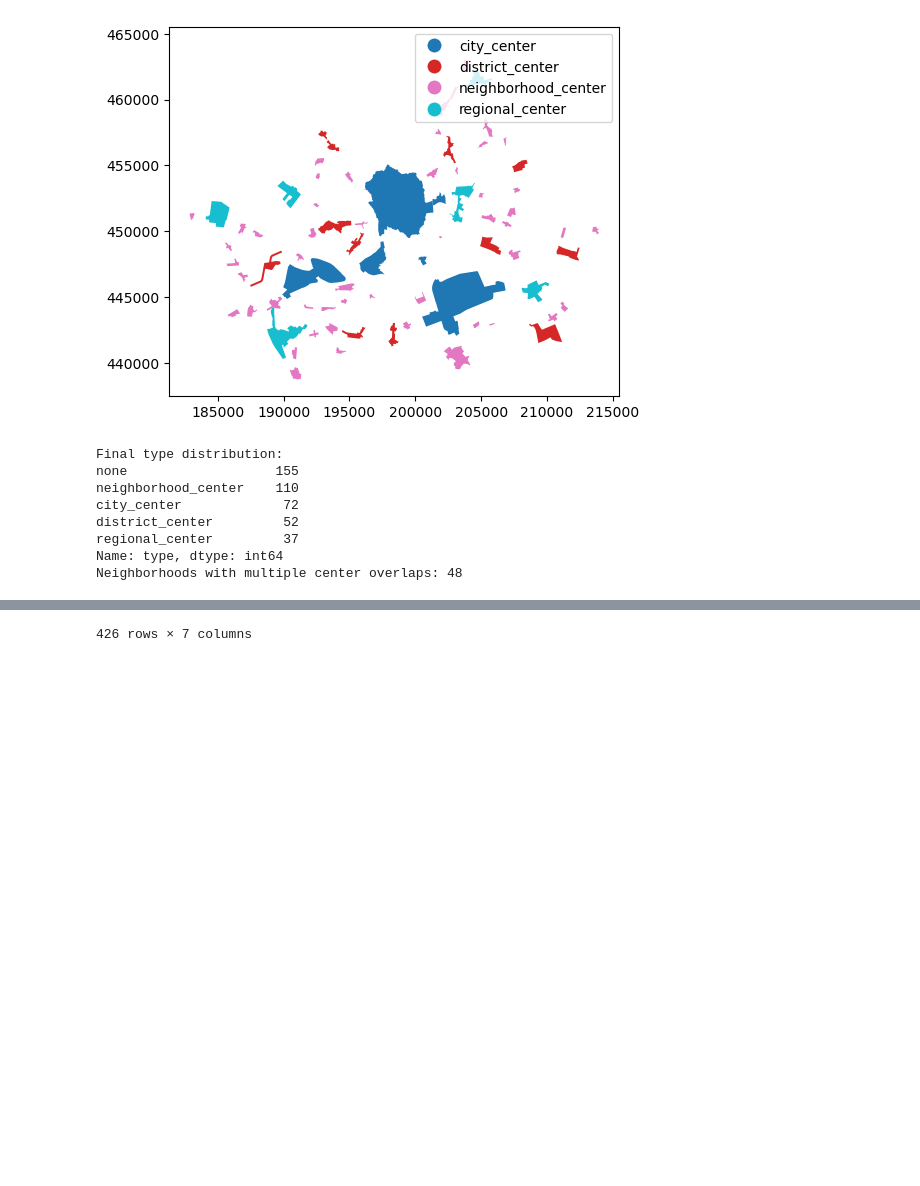
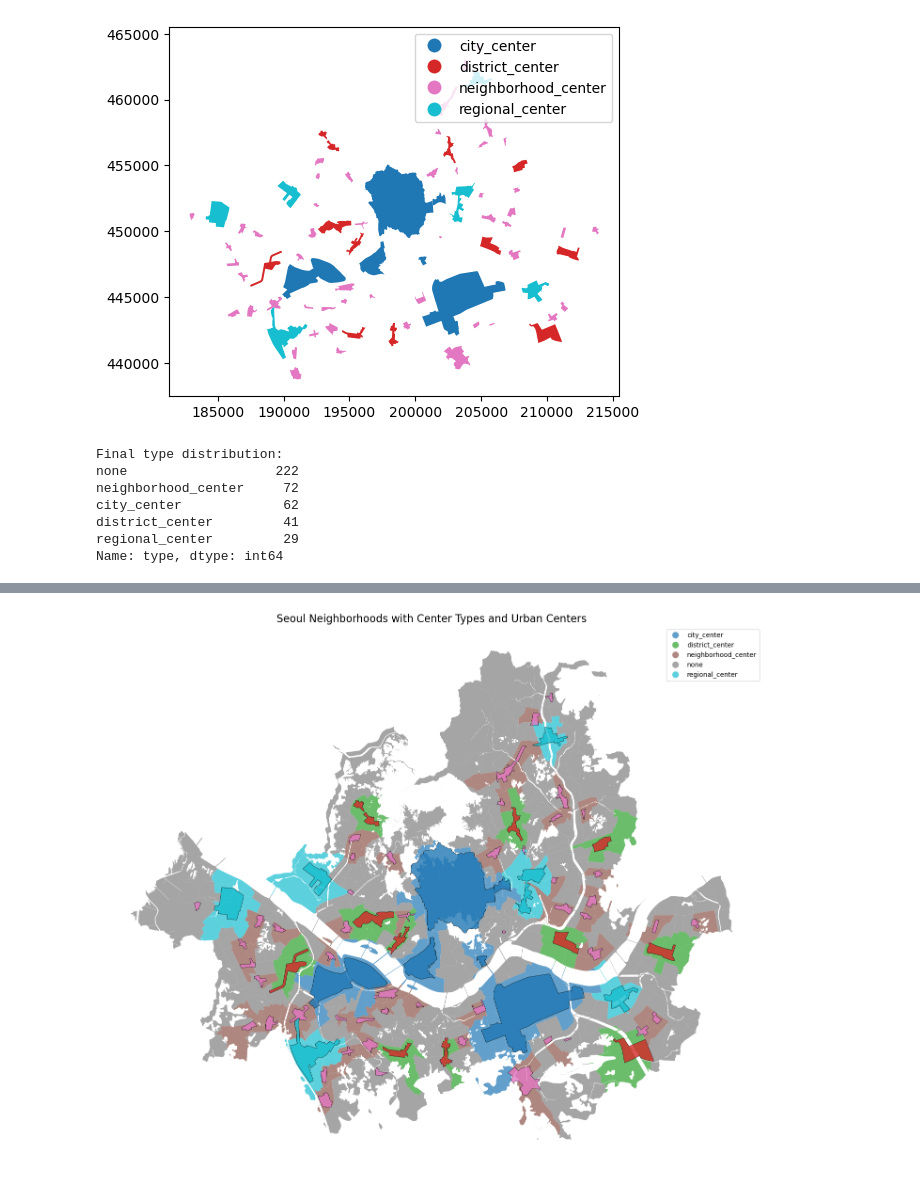
Before and after one commit to Aete/topology-movement-mapping, a Jupyter notebook: notebooks/data_processing/map_center_to_neighborhood.ipynb, the cells around one changed output, grey strips where cells are left out. Saved outputs shown, nothing was run; the diff lists cells and outputs as text; code cells hidden in the pictures; blank space fills up the shorter version.

```diff
--- a/notebooks/data_processing/map_center_to_neighborhood.ipynb
+++ b/notebooks/data_processing/map_center_to_neighborhood.ipynb
@@ -72,11 +147,11 @@ gdf_center.plot(column='type', legend=True)
 # Mapping centers to neighborhoods
 # Perform spatial join to map centers to neighborhoods
 
-# Change CRS of gdf_center to match gdf_neighborhood_seoul
-gdf_center = gdf_center.to_crs(gdf_neighborhood_seoul.crs)
+# Change CRS of gdf_center to match gdf_neighborhood_clean
+gdf_center = gdf_center.to_crs(gdf_neighborhood_clean.crs)
 
 # Perform spatial intersection to calculate overlapping areas
-gdf_intersection = gpd.overlay(gdf_neighborhood_seoul, gdf_center, how='intersection')
+gdf_intersection = gpd.overlay(gdf_neighborhood_clean, gdf_center, how='intersection')
 gdf_intersection['intersection_area'] = gdf_intersection.geometry.area
 
 # For each neighborhood, find the center type with maximum overlap and sum total intersection area
@@ -97,27 +172,47 @@ def process_neighborhood_intersections(group):
 intersection_summary = gdf_intersection.groupby('ADM_CD').apply(process_neighborhood_intersections).reset_index()
 
 # Merge back to the original neighborhood data
-gdf_neighborhood_seoul = gdf_neighborhood_seoul.merge(intersection_summary[['ADM_CD', 'type', 'intersection_area']], on='ADM_CD', how='left')
+gdf_neighborhood_clean = gdf_neighborhood_clean.merge(intersection_summary[['ADM_CD', 'type', 'intersection_area']], on='ADM_CD', how='left')
 
 # Fill NaN values for neighborhoods without centers
-gdf_neighborhood_seoul['intersection_area'].fillna(0, inplace=True)
-gdf_neighborhood_seoul['type'] = gdf_neighborhood_seoul['type'].fillna('none')
+gdf_neighborhood_clean['intersection_area'].fillna(0, inplace=True)
+gdf_neighborhood_clean['type'] = gdf_neighborhood_clean['type'].fillna('none')
 
-gdf_neighborhood_seoul['area'] = gdf_neighborhood_seoul.geometry.area
+gdf_neighborhood_clean['area'] = gdf_neighborhood_clean.geometry.area
+
+# Calculate intersection ratio
+gdf_neighborhood_clean['intersection_ratio'] = gdf_neighborhood_clean['intersection_area'] / gdf_neighborhood_clean['area']
+
+# Set type to 'none' if intersection_ratio is 0.1 or less
+gdf_neighborhood_clean.loc[gdf_neighborhood_clean['intersection_ratio'] <= 0.05, 'type'] = 'none'
 
 # Check results
 print("Final type distribution:")
-print(gdf_neighborhood_seoul['type'].value_counts())
-print(f"Neighborhoods with multiple center overlaps: {(gdf_intersection.groupby('ADM_CD').size() > 1).sum()}")
+print(gdf_neighborhood_clean['type'].value_counts())
 # %% [output]
 Final type distribution:
-none                   155
-neighborhood_center    110
-city_center             72
-district_center         52
-regional_center         37
+none                   222
+neighborhood_center     72
+city_center             62
+district_center         41
+regional_center         29
 Name: type, dtype: int64
-Neighborhoods with multiple center overlaps: 48
 # %%
-gdf_neighborhood_seoul
+import matplotlib.pyplot as plt
+
+# Create a figure with larger size for better visualization
+fig, ax = plt.subplots(1, 1, figsize=(15, 12))
+
+# Plot neighborhoods with center types as background
+gdf_neighborhood_clean.plot(column='type', legend=True, ax=ax, alpha=0.7)
+
+# Overlay centers on top
+gdf_center.plot(column='type', ax=ax, markersize=50, alpha=0.8, edgecolor='black', linewidth=0.5)
+
+# Set title
+ax.set_title('Seoul Neighborhoods with Center Types and Urban Centers', fontsize=16)
+ax.set_axis_off()  # Remove axes for cleaner look
+
+plt.tight_layout()
+plt.show()
 # %% [output]
@@ -136,2 +219,2 @@ gdf_neighborhood_seoul
-426 rows × 7 columns
+[figure, added]
 # %%
```
Also changed, not shown: parts of 6 cells of this notebook, 14 other files.
